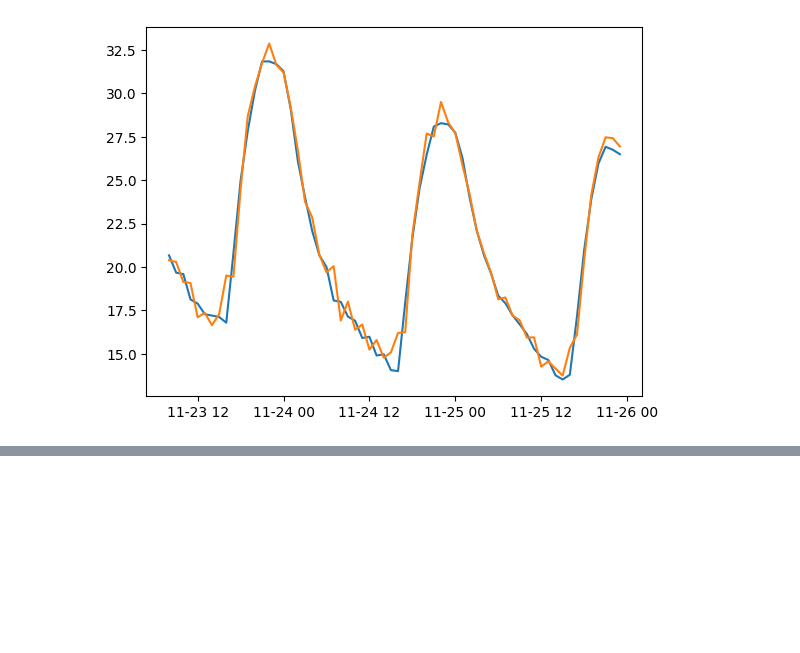
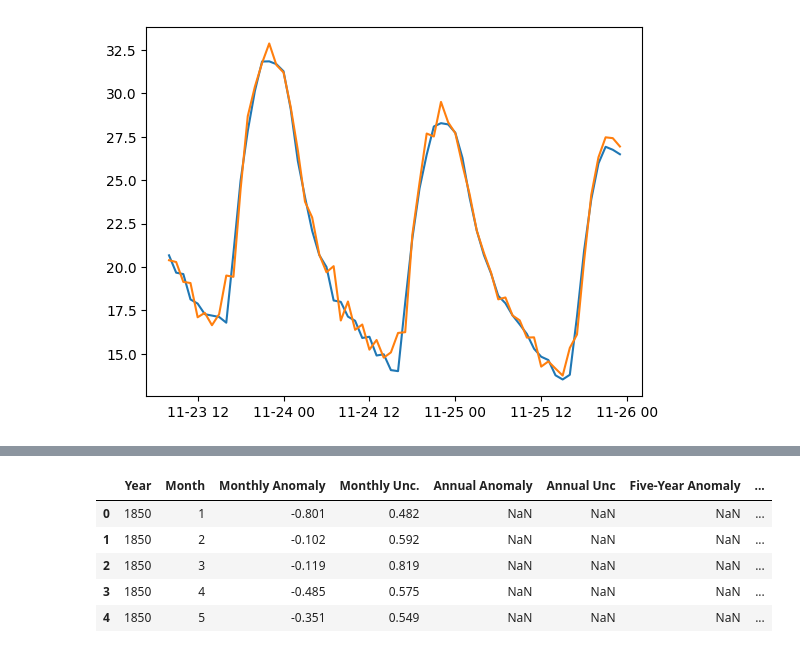
Before and after one commit to alvarosamp/ML_TO_GEOSCIENCE, a Jupyter notebook: Codigos/Time_Series_Forecast(Aula 7).ipynb, the cells around one changed output, grey strips where cells are left out. Drawn from its saved outputs; the diff is of its cells as text; code cells hidden in the pictures; blank space fills up the shorter version.

```diff
--- a/Codigos/Time_Series_Forecast(Aula 7).ipynb
+++ b/Codigos/Time_Series_Forecast(Aula 7).ipynb
@@ -539,0 +565,12 @@ See the caveats in the documentation: https://pandas.pydata.org/pandas-docs/stab
+# %%
+path3 = '/content/drive/MyDrive/AlvaroSampaio/GeoScan/Global Temperature.csv'
+# %%
+df = pd.read_csv(path3)
+df.head()
+# %% [output]
+|  | Year | Month | Monthly Anomaly | Monthly Unc. | Annual Anomaly | Annual Unc | Five-Year Anomaly | ... |
+| 0 | 1850 | 1 | -0.801 | 0.482 | NaN | NaN | NaN | ... |
+| 1 | 1850 | 2 | -0.102 | 0.592 | NaN | NaN | NaN | ... |
+| 2 | 1850 | 3 | -0.119 | 0.819 | NaN | NaN | NaN | ... |
+| 3 | 1850 | 4 | -0.485 | 0.575 | NaN | NaN | NaN | ... |
+| 4 | 1850 | 5 | -0.351 | 0.549 | NaN | NaN | NaN | ... |
```
Also changed, not shown: parts of 14 cells of this notebook.
